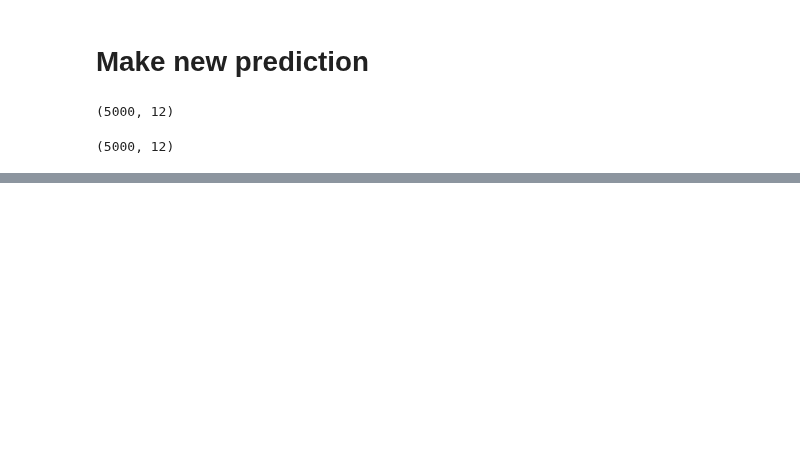
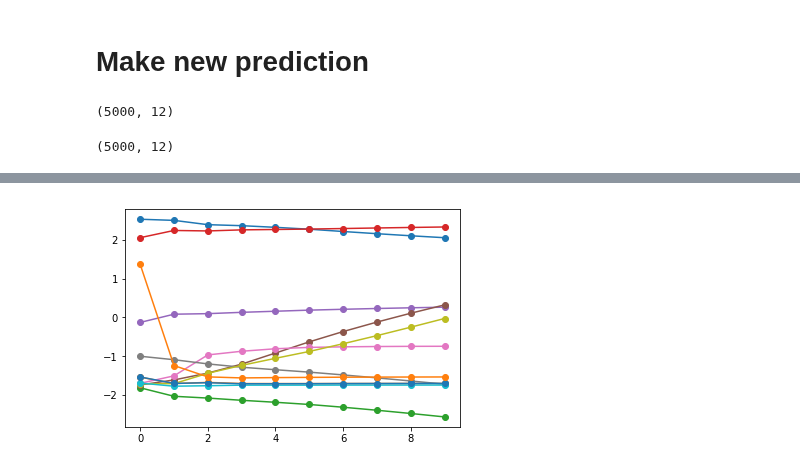
Before and after one commit to JiaweiZhuang/KPP, a Jupyter notebook: my_tests/smog/generate_data_and_fit.ipynb, the cells around one changed output, grey strips where cells are left out. Drawn from its saved outputs; the diff is of its cells as text; code cells hidden in the pictures; blank space fills up the shorter version.

```diff
--- a/my_tests/smog/generate_data_and_fit.ipynb
+++ b/my_tests/smog/generate_data_and_fit.ipynb
@@ -227,0 +250,16 @@ plt.scatter(y_test_pred, Y_test, s=0.1)
+# %%
+y_start_normed = normalizer.transform(y_start.reshape(1,-1))
+# %%
+y_history_pred = []
+
+v_torch_temp = Variable(torch.from_numpy(y_start_normed).type(torch.FloatTensor))
+
+for t in range(10):
+    v_torch_temp = model(v_torch_temp)
+    y_history_pred.append(v_torch_temp.data.numpy().ravel())
+
+y_history_pred = np.array(y_history_pred)
+# %%
+plt.plot(y_history_pred, '-o');
+# %% [output]
+[figure, added]
```
Also changed, not shown: parts of 18 cells of this notebook.
